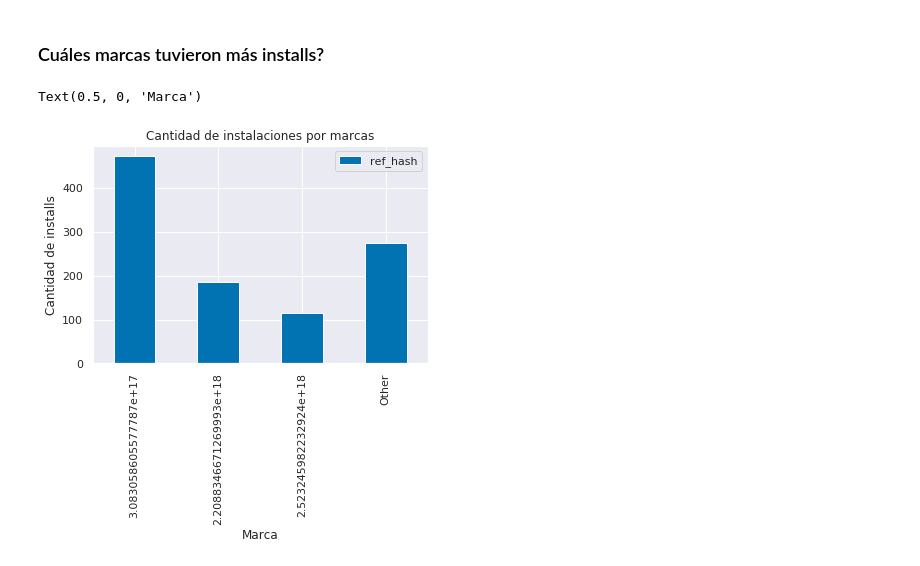
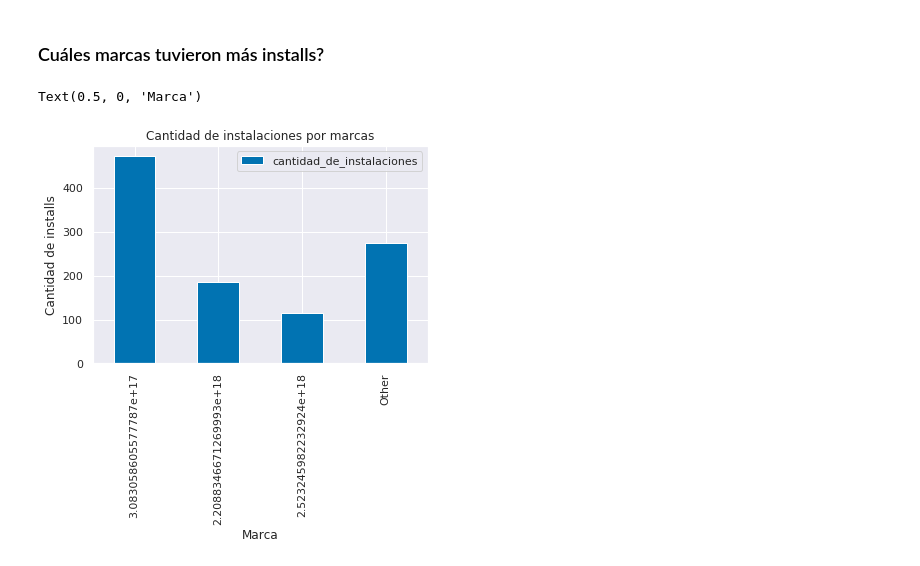
Before and after one commit to mateoicalvo/7506, a Jupyter notebook: tp1/analisis/installs/AnalisisInstalls.ipynb, the cells around one changed output. Drawn from its saved outputs; the diff is of its cells as text; code cells hidden in the pictures.

Commit message:
Installs

```diff
--- a/tp1/analisis/installs/AnalisisInstalls.ipynb
+++ b/tp1/analisis/installs/AnalisisInstalls.ipynb
@@ -109,11 +110,12 @@ adjuntar = pd.DataFrame([['Other', otros.ref_hash.sum()]])
 adjuntar.columns = ['device_brand','ref_hash']
 
 installs_por_marca =installs_por_marca.append(adjuntar)
+installs_por_marca = installs_por_marca.rename(columns = {"ref_hash": "cantidad_de_instalaciones"})
 # %%
-installs_por_marca.plot(x='device_brand', y='ref_hash',kind="bar")
+installs_por_marca.plot(x='device_brand', y='cantidad_de_instalaciones',kind="bar")
 plt.title("Cantidad de instalaciones por marcas")
 plt.ylabel("Cantidad de installs")
 plt.xlabel("Marca")
 # %% [output]
 Text(0.5, 0, 'Marca')
-[figure, old version]
+[figure, new version]
```
Also changed, not shown: parts of 13 cells of this notebook.
